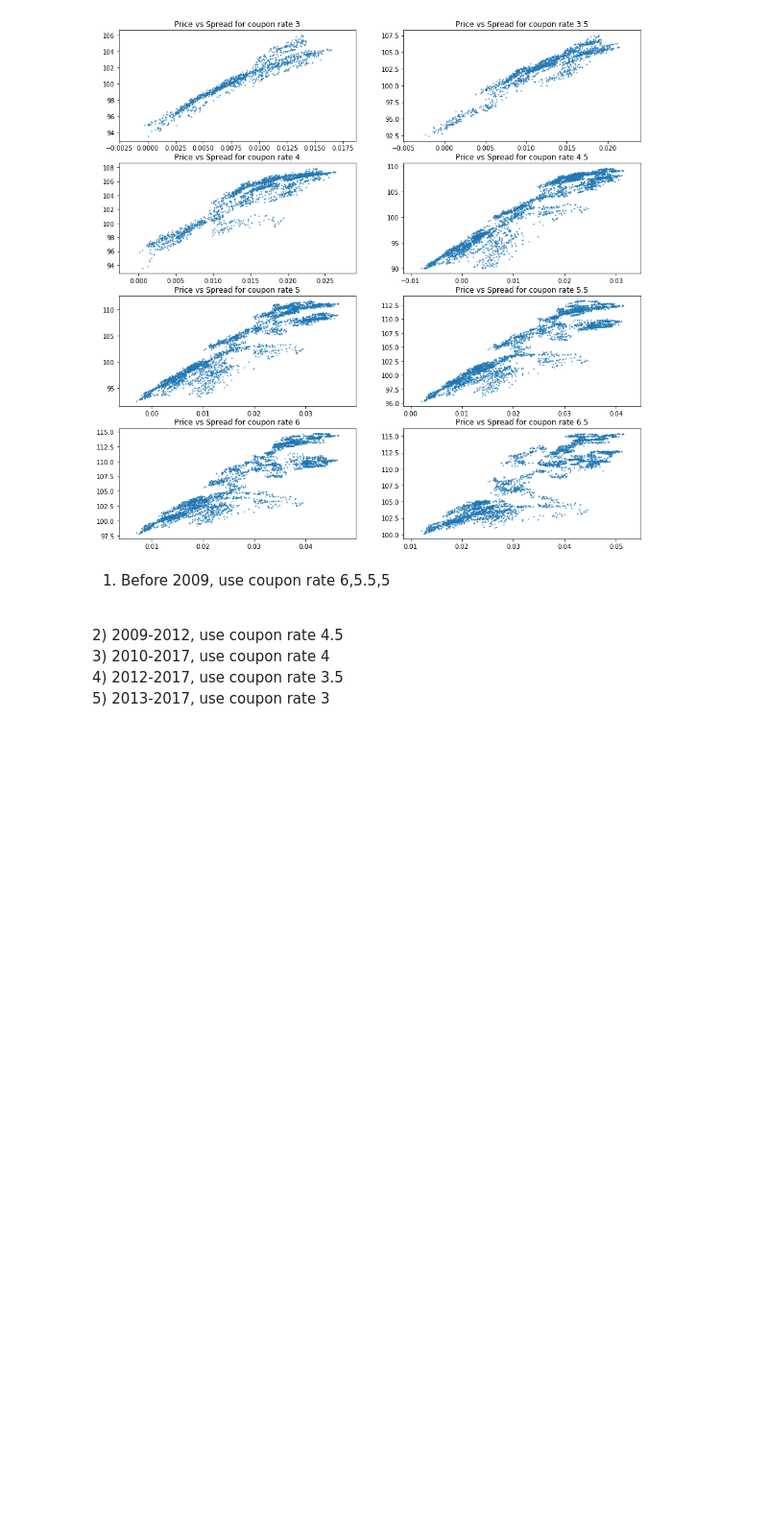
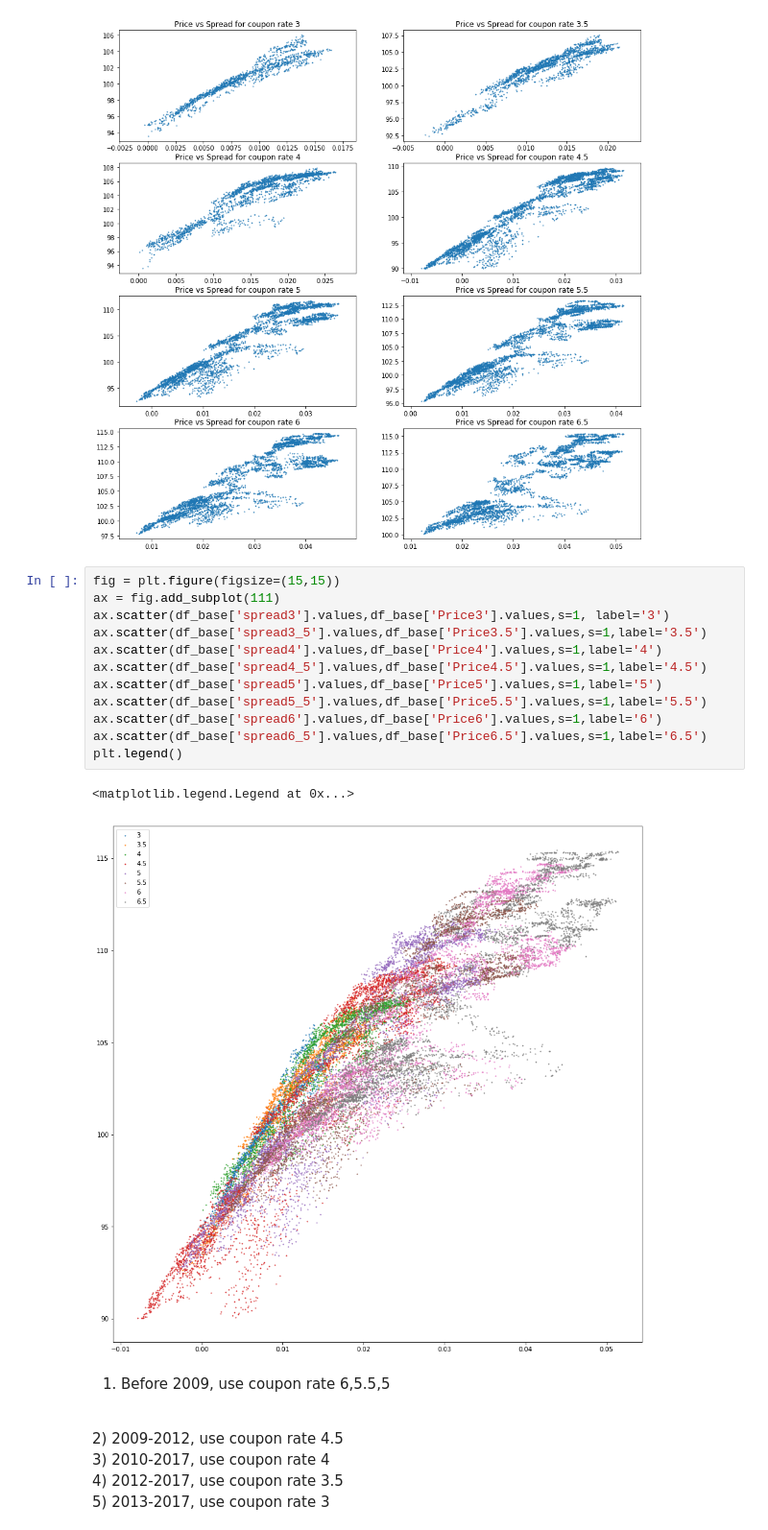
Before and after one commit to JerryDeveloper/MBSEmpiricalDuration, a Jupyter notebook: Week 6 Report - Rolling Regression.ipynb, the cells around one changed output. Shown at 96% size. Drawn from its saved outputs; the diff is of its cells as text; blank space fills up the shorter version.

```diff
--- a/Week 6 Report - Rolling Regression.ipynb
+++ b/Week 6 Report - Rolling Regression.ipynb
@@ -292,6 +292,21 @@ axarr[3, 1].set_title('Price vs Spread for coupon rate 6.5')
 plt.show()
 # %% [output]
 [figure]
+# %%
+fig = plt.figure(figsize=(15,15))
+ax = fig.add_subplot(111)
+ax.scatter(df_base['spread3'].values,df_base['Price3'].values,s=1, label='3')
+ax.scatter(df_base['spread3_5'].values,df_base['Price3.5'].values,s=1,label='3.5')
+ax.scatter(df_base['spread4'].values,df_base['Price4'].values,s=1,label='4')
+ax.scatter(df_base['spread4_5'].values,df_base['Price4.5'].values,s=1,label='4.5')
+ax.scatter(df_base['spread5'].values,df_base['Price5'].values,s=1,label='5')
+ax.scatter(df_base['spread5_5'].values,df_base['Price5.5'].values,s=1,label='5.5')
+ax.scatter(df_base['spread6'].values,df_base['Price6'].values,s=1,label='6')
+ax.scatter(df_base['spread6_5'].values,df_base['Price6.5'].values,s=1,label='6.5')
+plt.legend()
+# %% [output]
+<matplotlib.legend.Legend at 0x...>
+[figure, added]
 # %% [markdown]
 1) Before 2009, use coupon rate 6,5.5,5
 <br>
```
